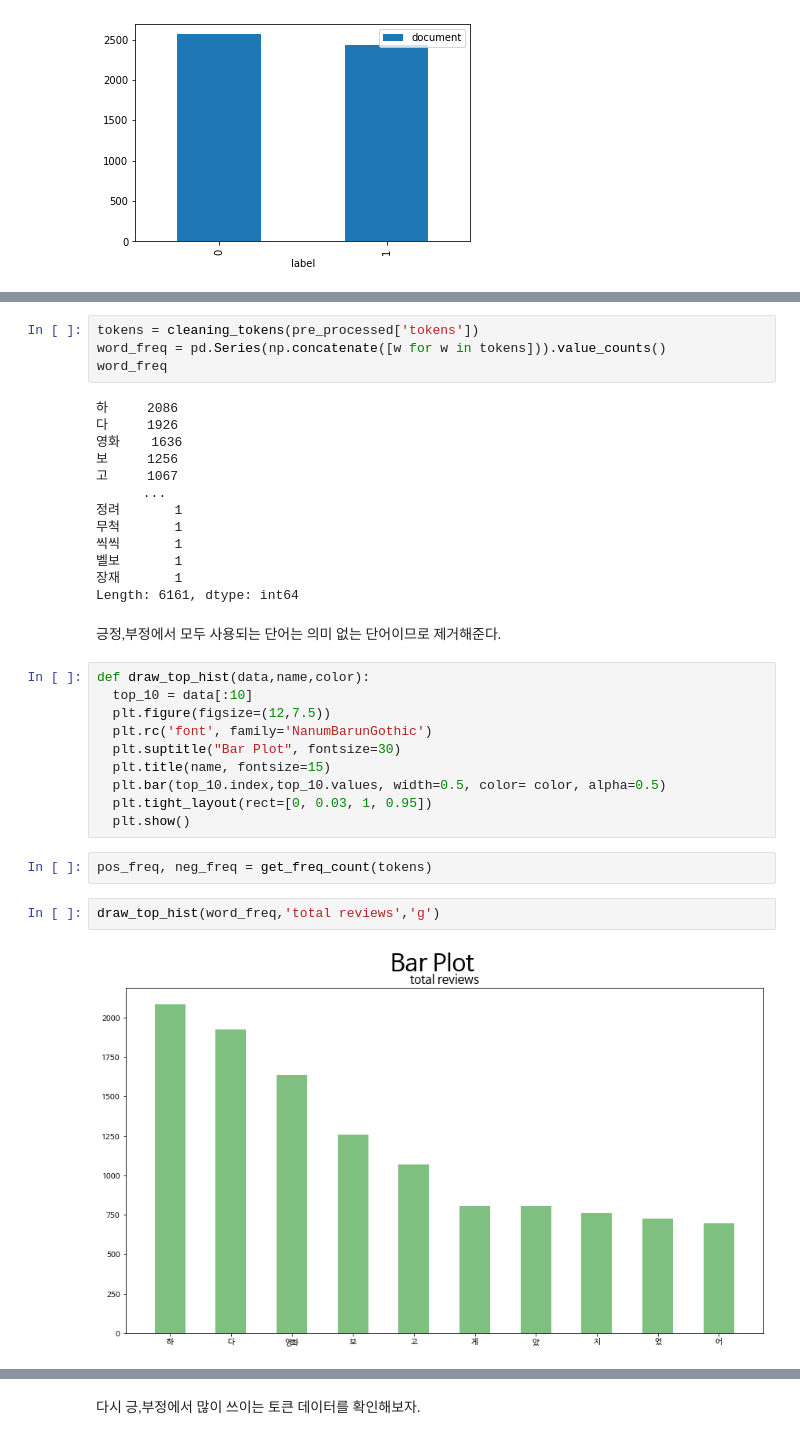
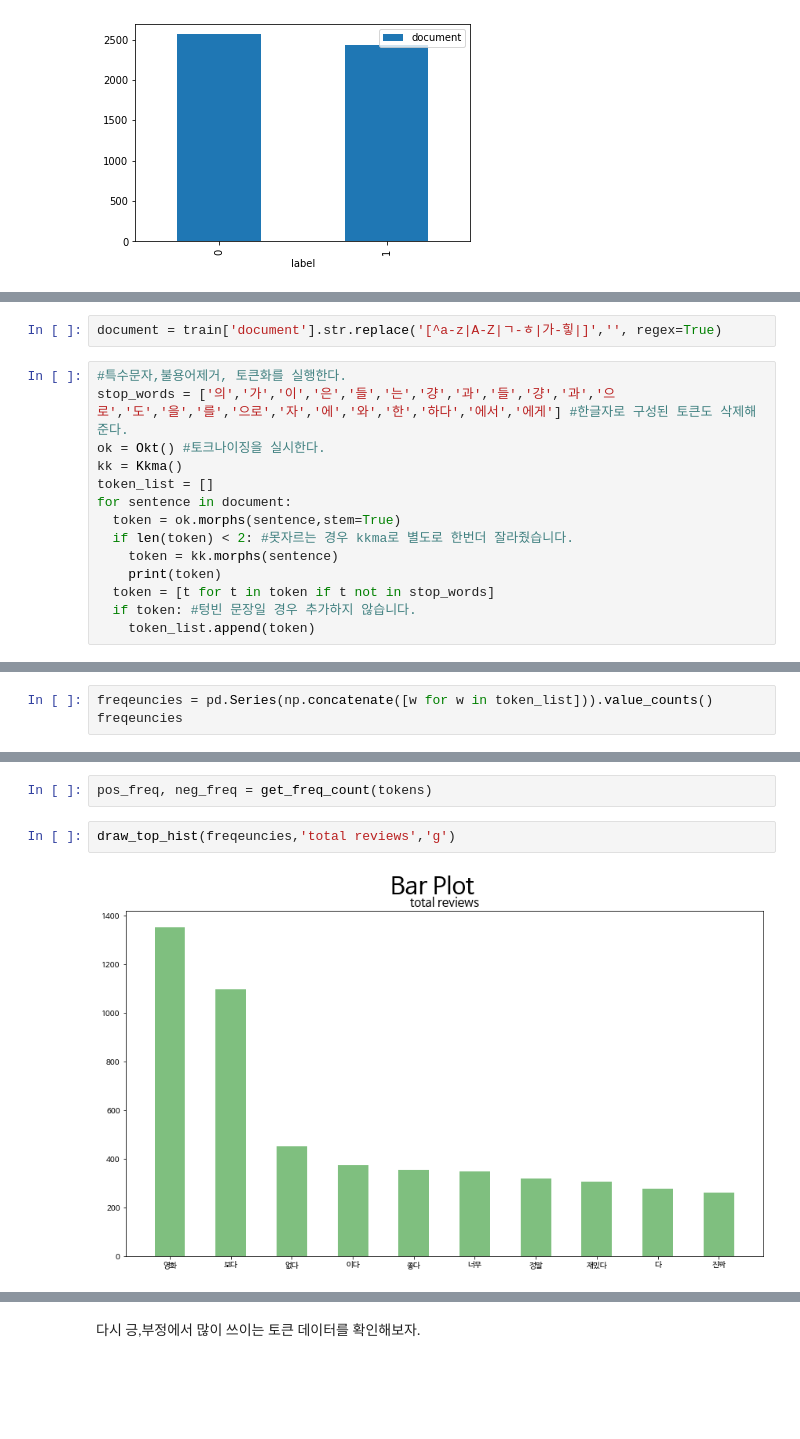
Before and after one commit to thinkjin99/GDSC_AI-ML, a Jupyter notebook: Jeong_week9.ipynb, the cells around one changed output, grey strips where cells are left out. Drawn from its saved outputs; the diff is of its cells as text; blank space fills up the shorter version.

```diff
--- a/Jeong_week9.ipynb
+++ b/Jeong_week9.ipynb
@@ -153,0 +101,16 @@ pre_processed
+# %%
+document = train['document'].str.replace('[^a-z|A-Z|ㄱ-ㅎ|가-힣|]','', regex=True)
+# %%
+#특수문자,불용어제거, 토큰화를 실행한다.
+stop_words = ['의','가','이','은','들','는','걍','과','들','걍','과','으로','도','을','를','으로','자','에','와','한','하다','에서','에게'] #한글자로 구성된 토큰도 삭제해준다.
+ok = Okt() #토크나이징을 실시한다.
+kk = Kkma()
+token_list = []
+for sentence in document:
+  token = ok.morphs(sentence,stem=True)
+  if len(token) < 2: #못자르는 경우 kkma로 별도로 한번더 잘라줬습니다.
+    token = kk.morphs(sentence)
+    print(token)
+  token = [t for t in token if t not in stop_words]
+  if token: #텅빈 문장일 경우 추가하지 않습니다.
+    token_list.append(token)
@@ -153,0 +146,3 @@ pre_processed
+# %%
+freqeuncies = pd.Series(np.concatenate([w for w in token_list])).value_counts()
+freqeuncies
@@ -176,38 +188,9 @@ def remove_doubled_words(pos_freq,neg_freq,tokens):
-# %%
-tokens = cleaning_tokens(pre_processed['tokens'])
-word_freq = pd.Series(np.concatenate([w for w in tokens])).value_counts()
-word_freq
-# %% [output]
-하     2086
-다     1926
-영화    1636
-보     1256
-고     1067
-      ...
-정려       1
-무척       1
-씩씩       1
-벨보       1
-장재       1
-Length: 6161, dtype: int64
-# %% [markdown]
-긍정,부정에서 모두 사용되는 단어는 의미 없는 단어이므로 제거해준다.
-# %%
-def draw_top_hist(data,name,color):
-  top_10 = data[:10]
-  plt.figure(figsize=(12,7.5))
-  plt.rc('font', family='NanumBarunGothic')
-  plt.suptitle("Bar Plot", fontsize=30)
-  plt.title(name, fontsize=15)
-  plt.bar(top_10.index,top_10.values, width=0.5, color= color, alpha=0.5)
-  plt.tight_layout(rect=[0, 0.03, 1, 0.95])
-  plt.show()
 # %%
 pos_freq, neg_freq = get_freq_count(tokens)
 # %%
-draw_top_hist(word_freq,'total reviews','g')
+draw_top_hist(freqeuncies,'total reviews','g')
 # %% [output]
-[figure, old version]
+[figure, new version]
 # %%
 draw_top_hist(pos_freq,'pos reviews','r')
 # %% [output]
```
Also changed, not shown: parts of 52 cells of this notebook.
